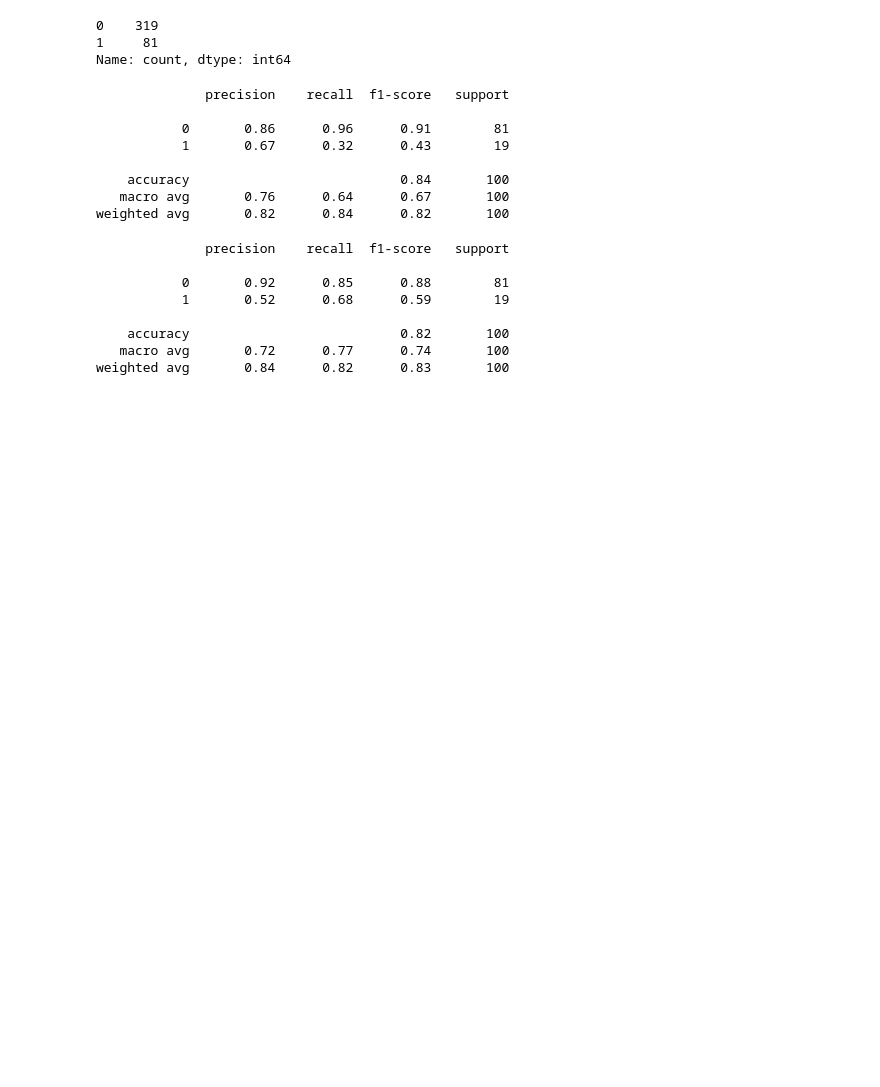
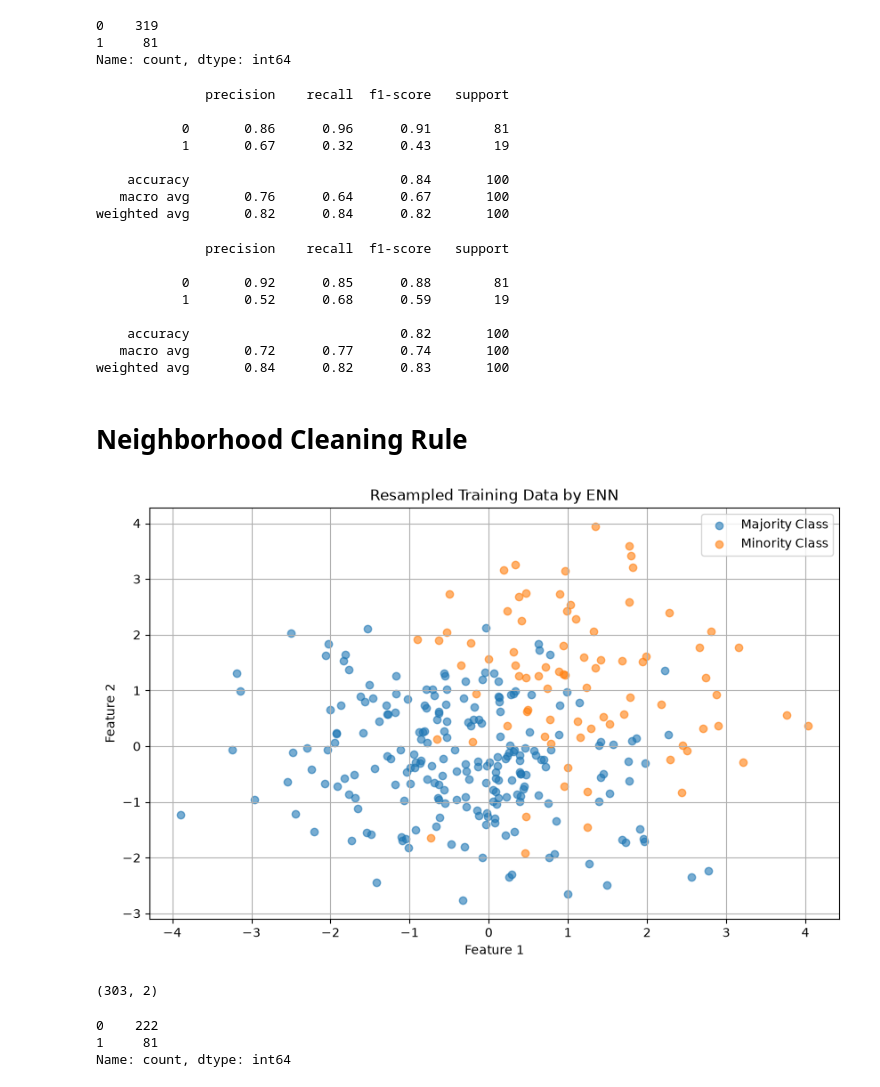
Before and after one commit to AvanindraBose/ML-Zodiac, a Jupyter notebook: ImbalancedDataset/undersampling_techniques.ipynb, the cells around one changed output. Drawn from its saved outputs; the diff is of its cells as text; code cells hidden in the pictures; blank space fills up the shorter version.

Commit message:
Added Neighborhood Cleaning Rule (NCR)

```diff
--- a/ImbalancedDataset/undersampling_techniques.ipynb
+++ b/ImbalancedDataset/undersampling_techniques.ipynb
@@ -285,3 +286,31 @@ print(classification_report(y_test, y_pred))
     accuracy                           0.82       100
    macro avg       0.72      0.77      0.74       100
 weighted avg       0.84      0.82      0.83       100
+# %% [markdown]
+# Neighborhood Cleaning Rule
+# %%
+ncr = NeighbourhoodCleaningRule()
+X_resampled, y_resampled = ncr.fit_resample(X_train, y_train)
+
+# Plot resampled data
+plt.figure(figsize=(10, 6))
+plt.scatter(X_resampled[y_resampled == 0][:, 0], X_resampled[y_resampled == 0][:, 1], label='Majority Class', alpha=0.6)
+plt.scatter(X_resampled[y_resampled == 1][:, 0], X_resampled[y_resampled == 1][:, 1], label='Minority Class', alpha=0.6)
+plt.title('Resampled Training Data by ENN')
+plt.xlabel('Feature 1')
+plt.ylabel('Feature 2')
+plt.legend()
+plt.grid(True)
+plt.show()
+# %% [output]
+[figure, added]
+# %%
+X_resampled.shape
+# %% [output]
+(303, 2)
+# %%
+pd.Series(y_resampled).value_counts()
+# %% [output]
+0    222
+1     81
+Name: count, dtype: int64
```
Also changed, not shown: parts of 2 cells of this notebook.
